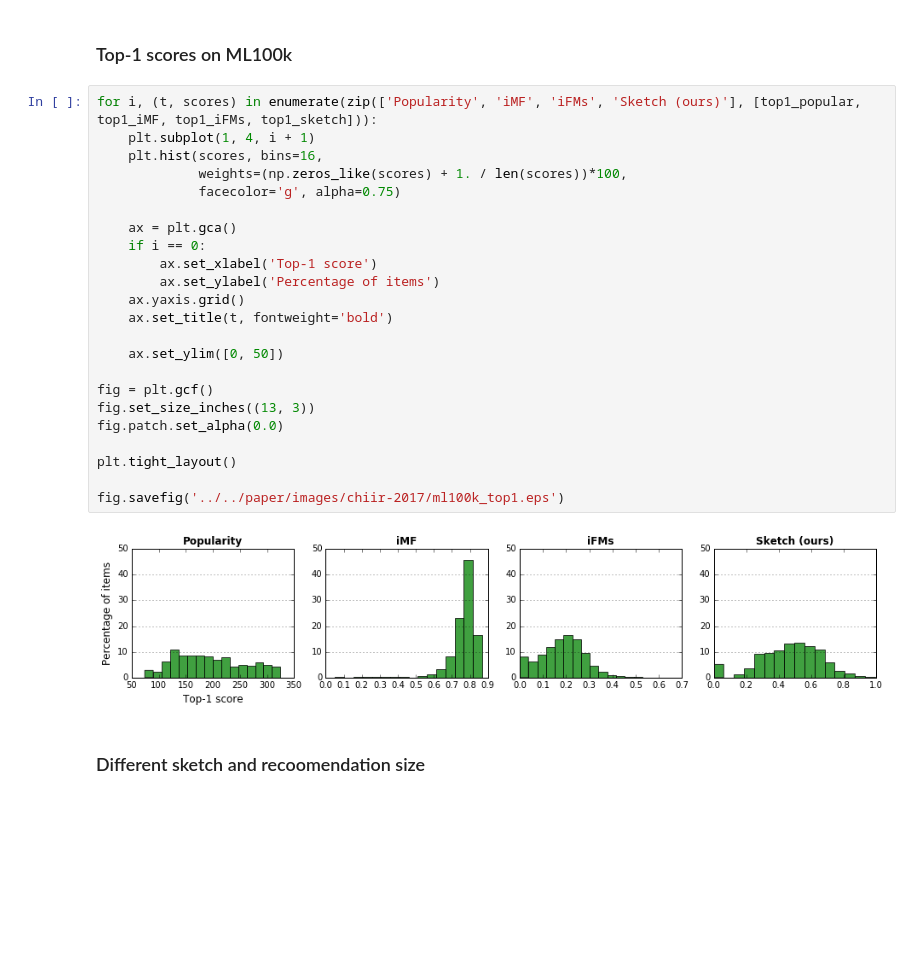
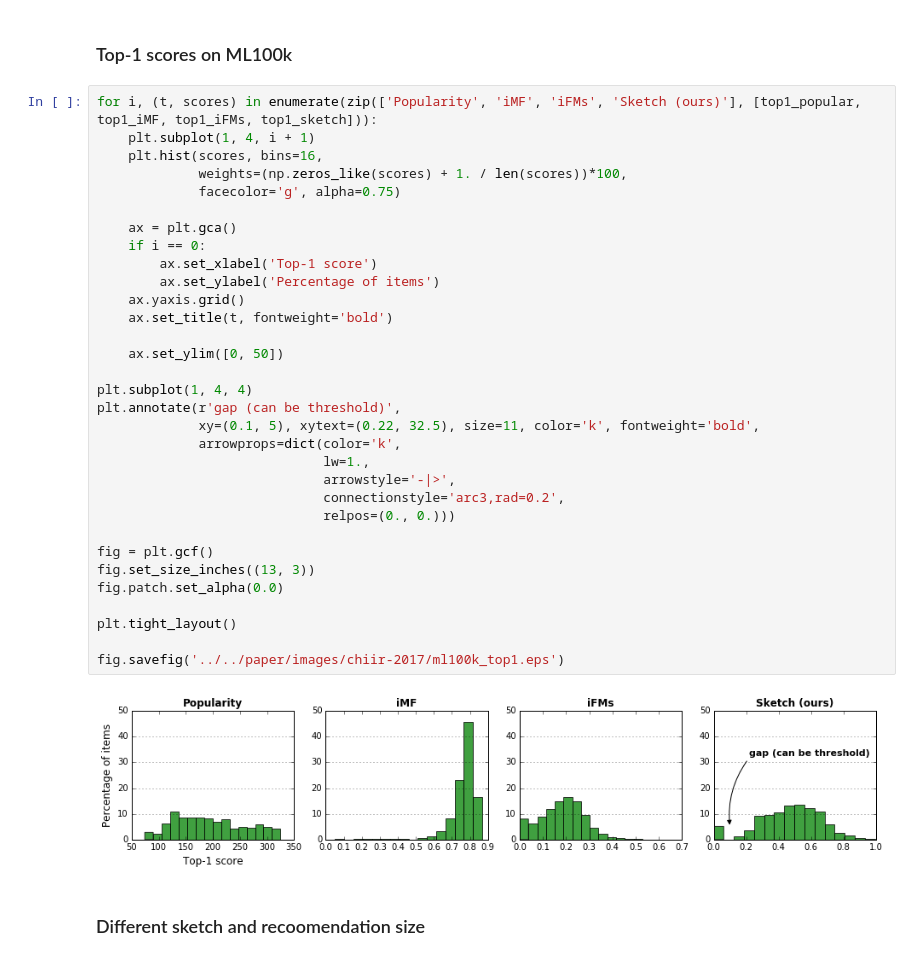
Before and after one commit to takuti/stream-recommender, a Jupyter notebook: paper-sketch.ipynb, the cells around one changed output. Saved outputs shown, nothing was run; the diff lists cells and outputs as text; blank space fills up the shorter version.

Commit message:
:notebook: Annotate top1-score distribution

```diff
--- a/paper-sketch.ipynb
+++ b/paper-sketch.ipynb
@@ -363,28 +363,37 @@ fig.savefig('../../paper/images/chiir-2017/sketch_proportion.eps')
 # %%
 for i, (t, scores) in enumerate(zip(['Popularity', 'iMF', 'iFMs', 'Sketch (ours)'], [top1_popular, top1_iMF, top1_iFMs, top1_sketch])):
     plt.subplot(1, 4, i + 1)
     plt.hist(scores, bins=16,
              weights=(np.zeros_like(scores) + 1. / len(scores))*100,
              facecolor='g', alpha=0.75)
 
     ax = plt.gca()
     if i == 0:
         ax.set_xlabel('Top-1 score')
         ax.set_ylabel('Percentage of items')
     ax.yaxis.grid()
     ax.set_title(t, fontweight='bold')
 
     ax.set_ylim([0, 50])
 
+plt.subplot(1, 4, 4)
+plt.annotate(r'gap (can be threshold)',
+             xy=(0.1, 5), xytext=(0.22, 32.5), size=11, color='k', fontweight='bold',
+             arrowprops=dict(color='k',
+                             lw=1.,
+                             arrowstyle='-|>',
+                             connectionstyle='arc3,rad=0.2',
+                             relpos=(0., 0.)))
+
 fig = plt.gcf()
 fig.set_size_inches((13, 3))
 fig.patch.set_alpha(0.0)
 
 plt.tight_layout()
 
 fig.savefig('../../paper/images/chiir-2017/ml100k_top1.eps')
 # %% [output]
-[figure, old version]
+[figure, new version]
 # %% [markdown]
 ### Different sketch and recoomendation size
 # %%
```
Also changed, not shown: parts of 2 cells of this notebook.
